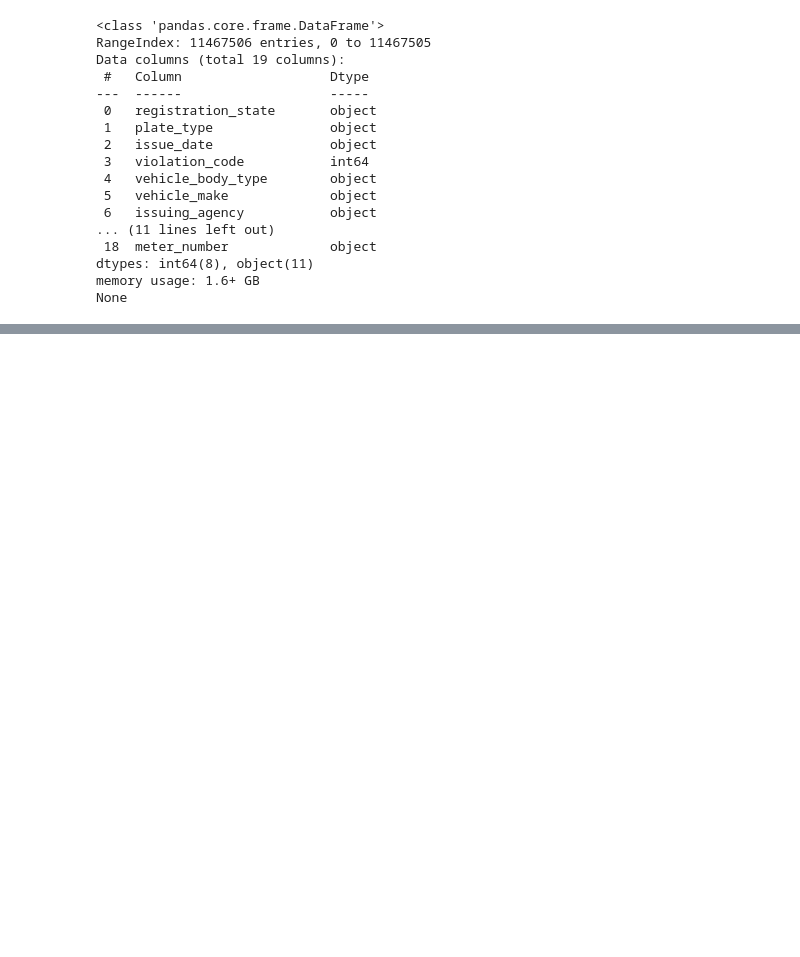
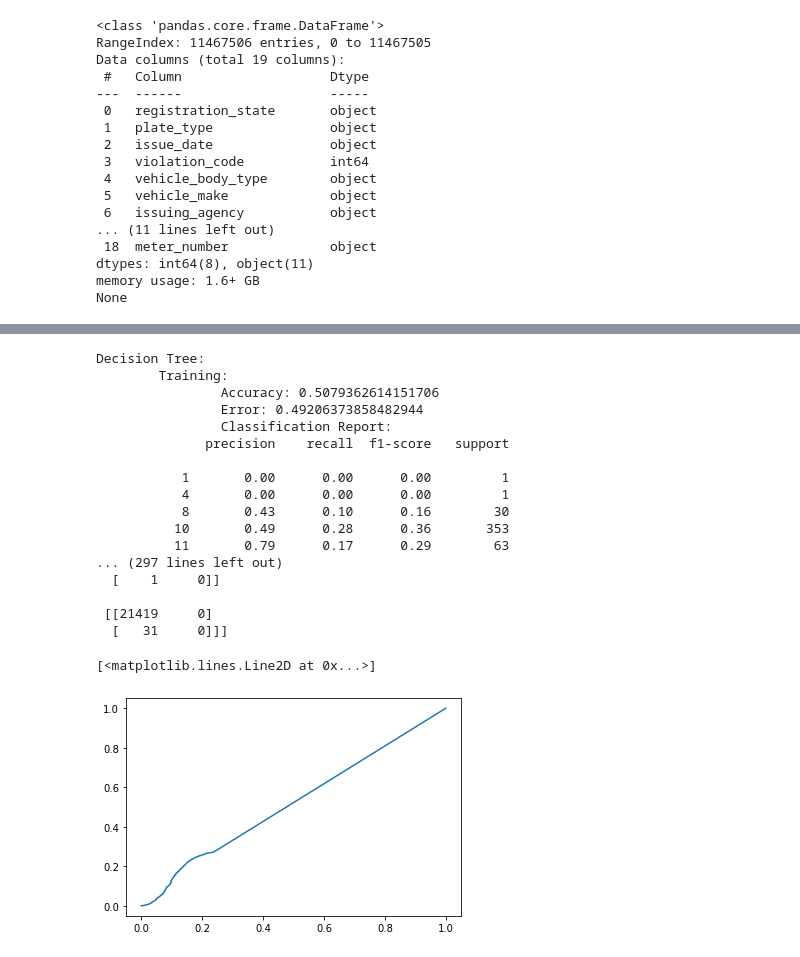
Before and after one commit to bendavp/nyc-parking-ticket, a Jupyter notebook: report.ipynb, the cells around one changed output, grey strips where cells are left out. Drawn from its saved outputs; the diff is of its cells as text; code cells hidden in the pictures; blank space fills up the shorter version.

```diff
--- a/report.ipynb
+++ b/report.ipynb
@@ -513,0 +550,46 @@ def metrics(y_train, y_pred_train, y_test, y_pred_test, classifier_name):
+# %%
+# Train, test, and evaluate Decision Tree
+tree = DecisionTreeClassifier(max_depth=13).fit(X_train, y_train)
+
+y_pred_train = tree.predict(X_train)
+y_pred_test = tree.predict(X_test)
+
+metrics(y_train, y_pred_train, y_test, y_pred_test, 'Decision Tree')
+
+y_score = tree.predict_proba(X_test)
+
+# Compute ROC curve and ROC area for each class
+fpr = dict()
+tpr = dict()
+roc_auc = dict()
+for i in range(len(pd.Series(y_train).unique())):
+    fpr[i], tpr[i], _ = roc_curve(label_binarize(y_test, classes=pd.Series(y_train).unique())[:, i], y_score[:, i])
+    roc_auc[i] = auc(fpr[i], tpr[i])
+
+# Compute micro-average ROC curve and ROC area
+fpr["micro"], tpr["micro"], _ = roc_curve(label_binarize(y_test, classes=pd.Series(y_train).unique()).ravel(), y_score.ravel())
+roc_auc["micro"] = auc(fpr["micro"], tpr["micro"])
+# Plot all ROC curves
+plt.plot(fpr["micro"], tpr["micro"],
+         label='micro-average Decision Tree curve (area = {0:0.2f})'
+               ''.format(roc_auc["micro"]))
+# %% [output]
+Decision Tree:
+        Training:
+                Accuracy: 0.5079362614151706
+                Error: 0.49206373858482944
+                Classification Report:
+              precision    recall  f1-score   support
+
+           1       0.00      0.00      0.00         1
+           4       0.00      0.00      0.00         1
+           8       0.43      0.10      0.16        30
+          10       0.49      0.28      0.36       353
+          11       0.79      0.17      0.29        63
+... (297 lines left out)
+  [    1     0]]
+
+ [[21419     0]
+  [   31     0]]]
+[<matplotlib.lines.Line2D at 0x...>]
+[figure, added]
```
Also changed, not shown: parts of 11 cells of this notebook.
